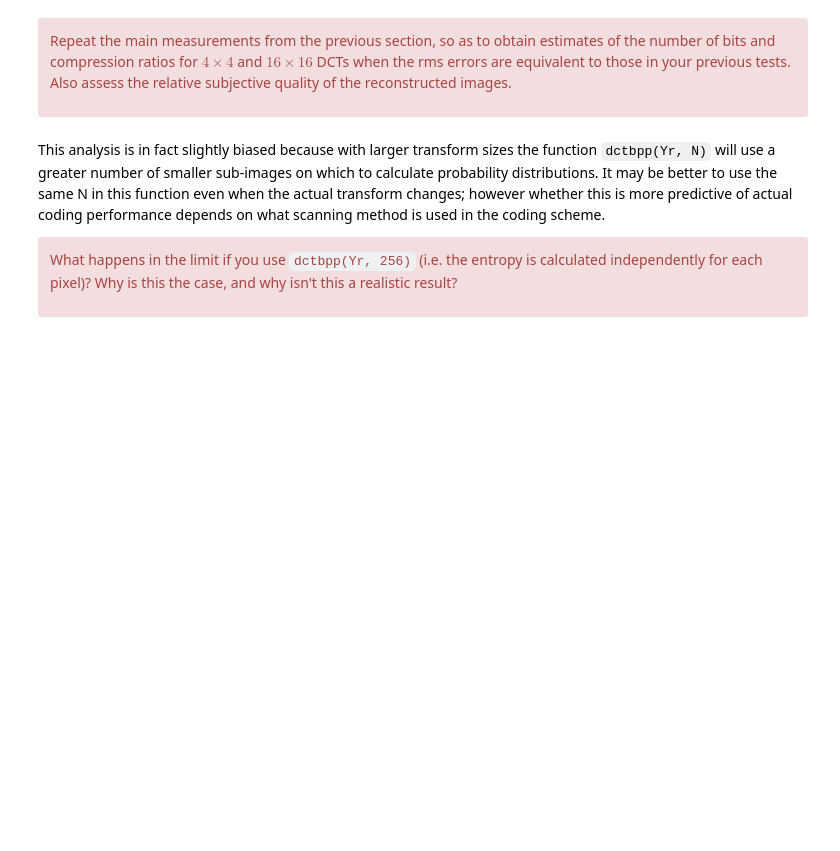
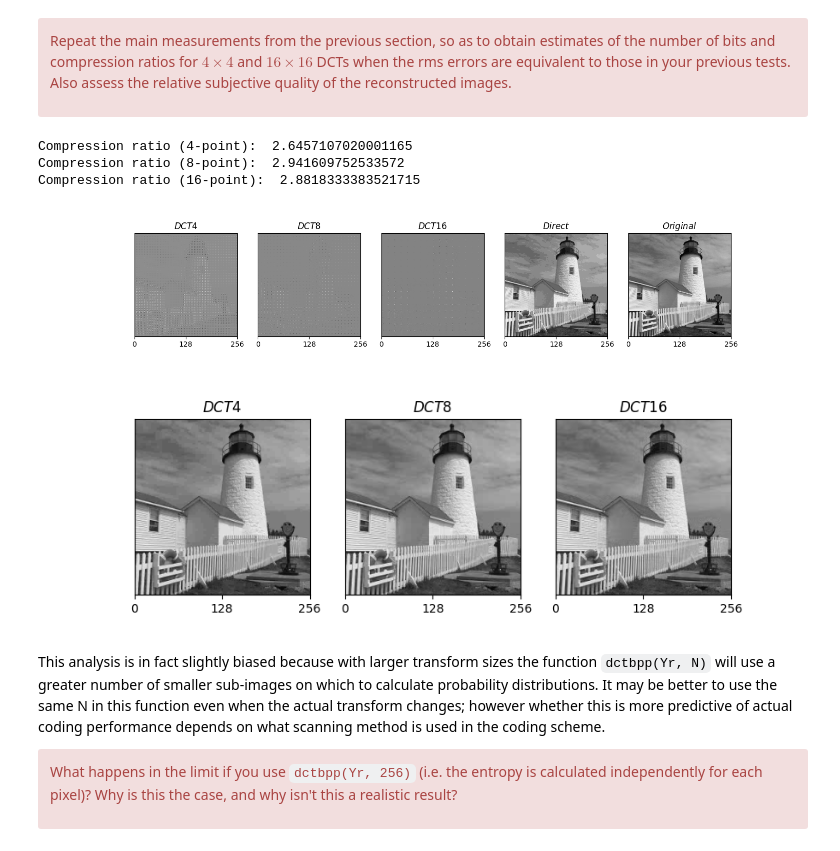
Before and after one commit to muhanl/cued_sf2_lab, a Jupyter notebook: 7-the-discrete-cosine-transform.ipynb, the cells around one changed output. Drawn from its saved outputs; the diff is of its cells as text; code cells hidden in the pictures; blank space fills up the shorter version.

```diff
--- a/7-the-discrete-cosine-transform.ipynb
+++ b/7-the-discrete-cosine-transform.ipynb
@@ -323,6 +430,8 @@ as the 1-D transform matrix.  **Now generate 4-point and 16-point
 transform matrices, C4 and C16 using `dct_ii`.**
 # %%
 # Your code here
+C4 = dct_ii(4)
+C16 = dct_ii(16)
 # %% [markdown]
 <div class="alert alert-block alert-danger">
 
@@ -335,3 +442,56 @@ relative subjective quality of the reconstructed images.</div>
+# %%
+# Your code here
+
+# 4-point
+N = 4
+opt_step_4 = find_optimal_step_size(X, 17, C4)[0]
+Y_4 = colxfm(colxfm(X, C4).T, C4).T       # dct
+Yq_4 = quantise(Y_4, opt_step_4)              # quantisation
+Yr_4 = regroup(Yq_4, N)/N
+tot_bits_4 = dctbpp(Yr_4, N)
+tot_bits_direct =  bpp(Xq) * Xq.size
+
+Z_4 = colxfm(colxfm(Yq_4.T, C4.T).T, C4.T)  # reconstruction
+
+print("Compression ratio (4-point): ", tot_bits_direct / tot_bits_4)
+print("Compression ratio (8-point): ", tot_bits_direct / tot_bits_8)
+
+N = 16
+# 16-point
+opt_step_16 = find_optimal_step_size(X, 17, C16)[0]
+Y_16 = colxfm(colxfm(X, C16).T, C16).T     # dct
+Yq_16 = quantise(Y_16, opt_step_16)        # quantisation
+Yr_16 = regroup(Yq_16, N)/N
+tot_bits_16 = dctbpp(Yr_16, N)
+tot_bits_direct =  bpp(Xq) * Xq.size
+
+Z_16 = colxfm(colxfm(Yq_16.T, C16.T).T, C16.T)  # reconstruction
+
+print("Compression ratio (16-point): ", tot_bits_direct / tot_bits_16)
+
+titles = ["DCT4", "DCT8", "DCT16", "Direct", "Original"]
+imgs = [Yq_4, Yq_8, Yq_16, Xq, X]
+fig, axs = plt.subplots(1, 5, figsize=(15, 3),
+                        gridspec_kw=dict(width_ratios=[img.shape[0] for img in imgs]))
+
+for ax, img, title in zip(axs, imgs, titles):
+    plot_image(img, ax=ax)
+    ax.set(yticks=[], title=f'${title}$')
+
+titles = ["DCT4", "DCT8", "DCT16"]
+imgs = [Z_4, Z_8, Z_16]
+fig, axs = plt.subplots(1, 3, figsize=(9, 3),
+                        gridspec_kw=dict(width_ratios=[img.shape[0] for img in imgs]))
+
+for ax, img, title in zip(axs, imgs, titles):
+    plot_image(img, ax=ax)
+    ax.set(yticks=[], title=f'${title}$')
+# %% [output]
+Compression ratio (4-point):  2.6457107020001165
+Compression ratio (8-point):  2.941609752533572
+Compression ratio (16-point):  2.8818333383521715
+[figure, added]
+[figure, added]
 # %% [markdown]
 
 This analysis is in fact slightly biased because with larger transform sizes the function `dctbpp(Yr, N)` will use a greater number of smaller sub-images on which to calculate probability distributions. It may be better to use the same N in this function even when the actual transform changes; however whether this is more predictive of actual coding performance depends on what scanning method is used in the coding scheme.
```
Also changed, not shown: parts of 15 cells of this notebook.
